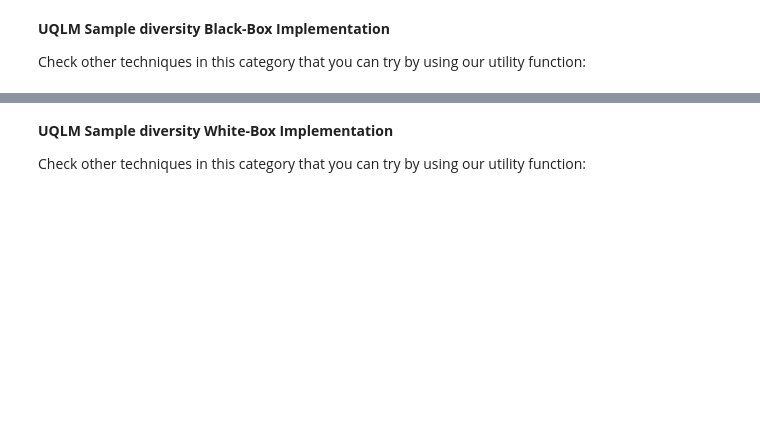
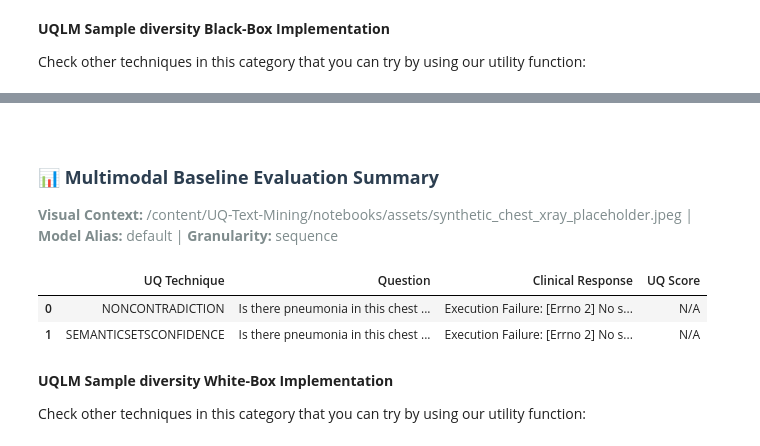
Before and after one commit to miky-alt/UQ-Text-Mining, a Jupyter notebook: notebooks/UQ_Tutorial.ipynb, the cells around one changed output, grey strips where cells are left out. Cells and saved outputs as stored; diff of their text form; code cells hidden in the pictures; blank space fills up the shorter version.

```diff
--- a/notebooks/UQ_Tutorial.ipynb
+++ b/notebooks/UQ_Tutorial.ipynb
@@ -2464,16 +2344,22 @@ uqlm_semantic_negentropy               | uqlm          | black  | Sample diversi
 # %%
 uqlm_blackbox_techniques = [
     "NonContradiction",
     "SemanticSetsConfidence"
 ]
 
 await run_multimodal_uq(
     techniques=uqlm_blackbox_techniques,
     image_path=my_image,
     prompt=pneumonia_prompt,
-    uq_context=uq_engine,
+    uq_context=uq_models,
     granularity="sequence",
 );
+# %% [output]
+📊 Multimodal Baseline Evaluation Summary
+Visual Context: /content/UQ-Text-Mining/notebooks/assets/synthetic_chest_xray_placeholder.jpeg | Model Alias: default | Granularity: sequence
+|  | UQ Technique | Question | Clinical Response | UQ Score |
+| 0 | NONCONTRADICTION | Is there pneumonia in this chest ... | Execution Failure: [Errno 2] No s... | N/A |
+| 1 | SEMANTICSETSCONFIDENCE | Is there pneumonia in this chest ... | Execution Failure: [Errno 2] No s... | N/A |
 # %% [markdown]
 **UQLM Sample diversity White-Box Implementation**
 
```
Also changed, not shown: parts of 67 cells of this notebook.
